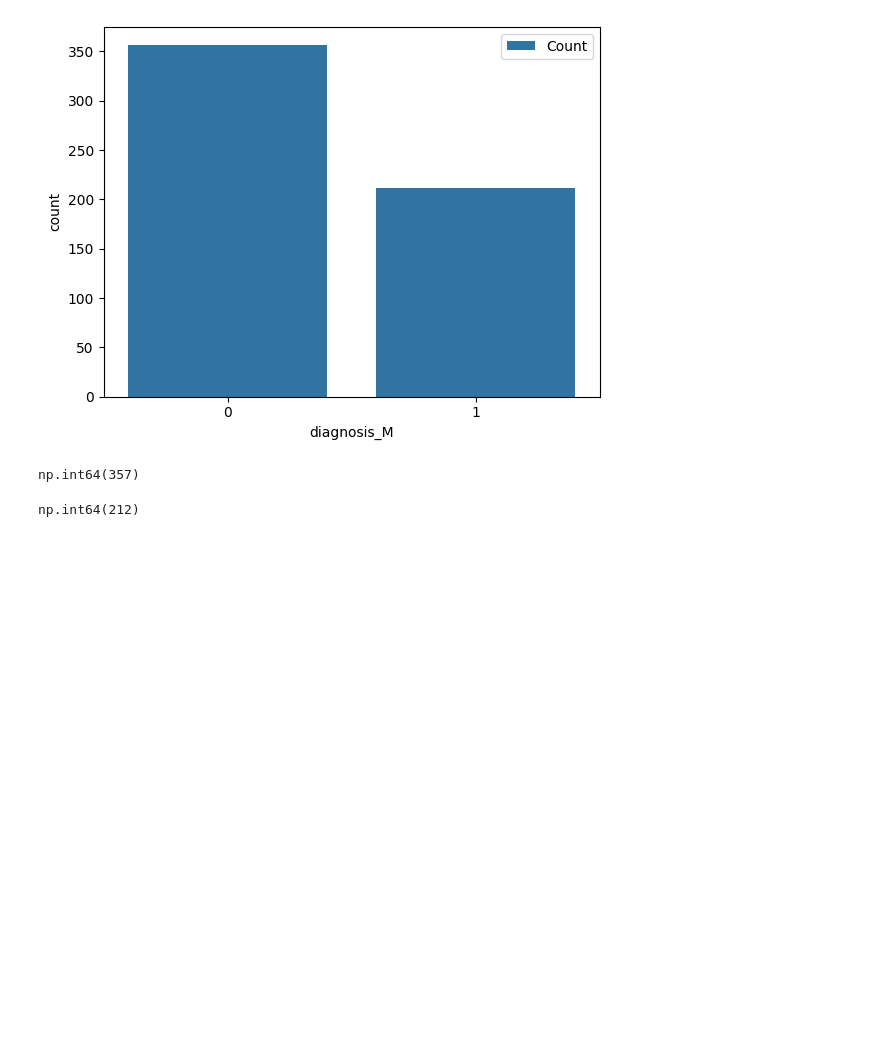
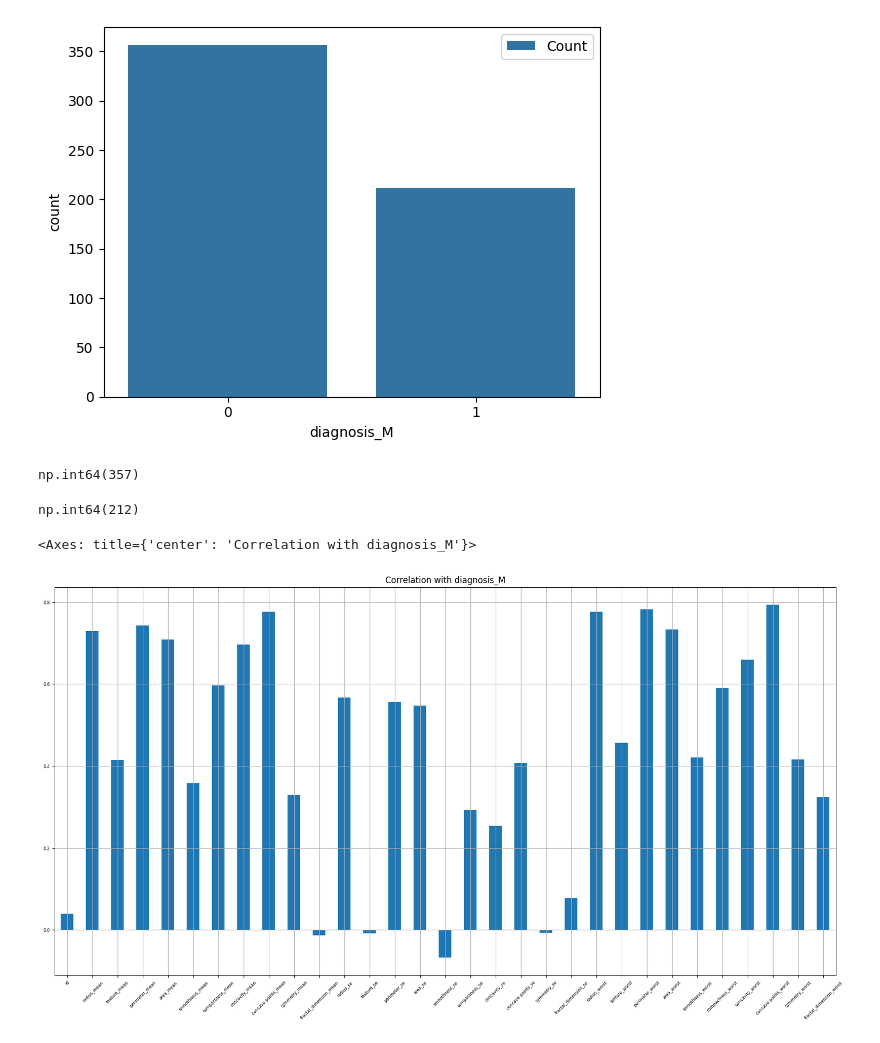
Before and after one commit to islamnafi/breast-cancer-classification, a Jupyter notebook: breast_cancer_classification.ipynb, the cells around one changed output. Cells and saved outputs as stored; diff of their text form; code cells hidden in the pictures; blank space fills up the shorter version.

```diff
--- a/breast_cancer_classification.ipynb
+++ b/breast_cancer_classification.ipynb
@@ -165,3 +165,12 @@ np.int64(357)
 (df.diagnosis_M == 1).sum()
 # %% [output]
 np.int64(212)
+# %%
+df_2 = df.drop(columns="diagnosis_M")
+# %%
+df_2.corrwith(df['diagnosis_M']).plot.bar(
+    figsize = (20, 10), title = "Correlation with diagnosis_M", fontsize = 6, rot = 45, grid = True
+)
+# %% [output]
+<Axes: title={'center': 'Correlation with diagnosis_M'}>
+[figure, added]
```
